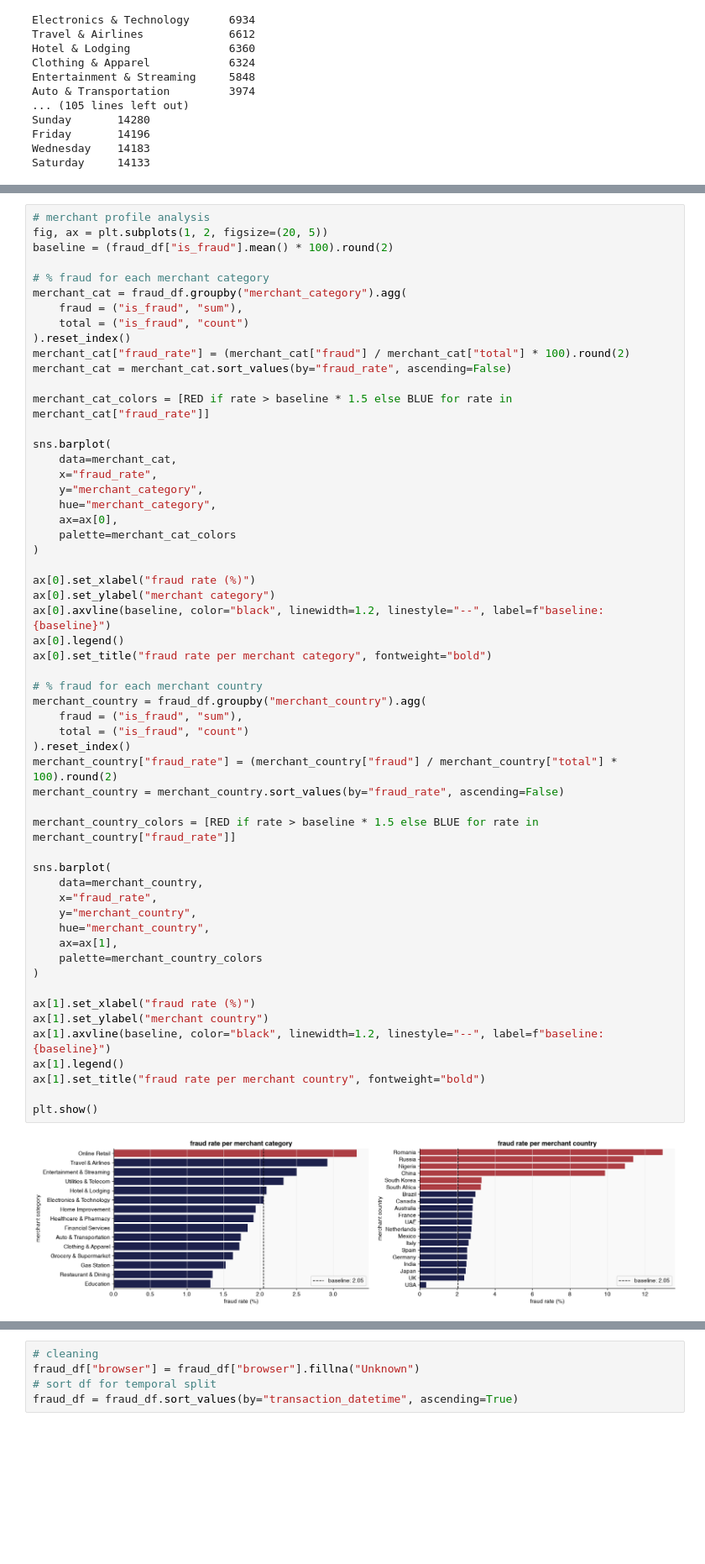
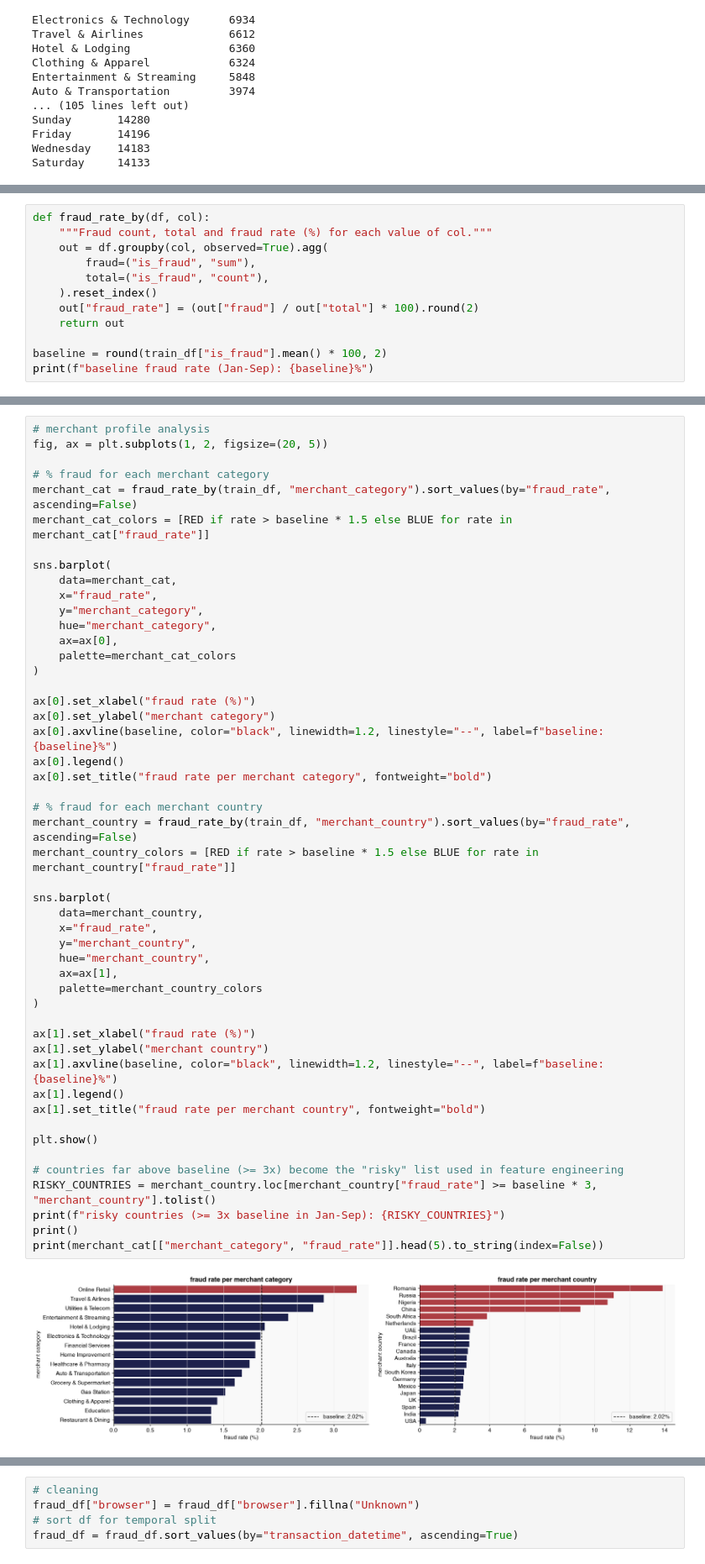
Before and after one commit to ariklee2/fraud-classification, a Jupyter notebook: fraud.ipynb, the cells around one changed output, grey strips where cells are left out. Shown at 84% size. Saved outputs shown, nothing was run; the diff lists cells and outputs as text; blank space fills up the shorter version.

```diff
--- a/fraud.ipynb
+++ b/fraud.ipynb
@@ -175,0 +183,12 @@ plt.show()
+# %%
+def fraud_rate_by(df, col):
+    """Fraud count, total and fraud rate (%) for each value of col."""
+    out = df.groupby(col, observed=True).agg(
+        fraud=("is_fraud", "sum"),
+        total=("is_fraud", "count"),
+    ).reset_index()
+    out["fraud_rate"] = (out["fraud"] / out["total"] * 100).round(2)
+    return out
+
+baseline = round(train_df["is_fraud"].mean() * 100, 2)
+print(f"baseline fraud rate (Jan-Sep): {baseline}%")
@@ -305,16 +312,9 @@ transaction_date  fraud_rate
 # %%
 # merchant profile analysis
 fig, ax = plt.subplots(1, 2, figsize=(20, 5))
-baseline = (fraud_df["is_fraud"].mean() * 100).round(2)
 
 # % fraud for each merchant category
-merchant_cat = fraud_df.groupby("merchant_category").agg(
-    fraud = ("is_fraud", "sum"),
-    total = ("is_fraud", "count")
-).reset_index()
-merchant_cat["fraud_rate"] = (merchant_cat["fraud"] / merchant_cat["total"] * 100).round(2)
-merchant_cat = merchant_cat.sort_values(by="fraud_rate", ascending=False)
-
+merchant_cat = fraud_rate_by(train_df, "merchant_category").sort_values(by="fraud_rate", ascending=False)
 merchant_cat_colors = [RED if rate > baseline * 1.5 else BLUE for rate in merchant_cat["fraud_rate"]]
 
 sns.barplot(
@@ -323,40 +323,40 @@ sns.barplot(
     y="merchant_category",
     hue="merchant_category",
     ax=ax[0],
     palette=merchant_cat_colors
 )
 
 ax[0].set_xlabel("fraud rate (%)")
 ax[0].set_ylabel("merchant category")
-ax[0].axvline(baseline, color="black", linewidth=1.2, linestyle="--", label=f"baseline: {baseline}")
+ax[0].axvline(baseline, color="black", linewidth=1.2, linestyle="--", label=f"baseline: {baseline}%")
 ax[0].legend()
 ax[0].set_title("fraud rate per merchant category", fontweight="bold")
 
 # % fraud for each merchant country
-merchant_country = fraud_df.groupby("merchant_country").agg(
-    fraud = ("is_fraud", "sum"),
-    total = ("is_fraud", "count")
-).reset_index()
-merchant_country["fraud_rate"] = (merchant_country["fraud"] / merchant_country["total"] * 100).round(2)
-merchant_country = merchant_country.sort_values(by="fraud_rate", ascending=False)
-
+merchant_country = fraud_rate_by(train_df, "merchant_country").sort_values(by="fraud_rate", ascending=False)
 merchant_country_colors = [RED if rate > baseline * 1.5 else BLUE for rate in merchant_country["fraud_rate"]]
 
 sns.barplot(
     data=merchant_country,
     x="fraud_rate",
     y="merchant_country",
     hue="merchant_country",
     ax=ax[1],
     palette=merchant_country_colors
 )
 
 ax[1].set_xlabel("fraud rate (%)")
 ax[1].set_ylabel("merchant country")
-ax[1].axvline(baseline, color="black", linewidth=1.2, linestyle="--", label=f"baseline: {baseline}")
+ax[1].axvline(baseline, color="black", linewidth=1.2, linestyle="--", label=f"baseline: {baseline}%")
 ax[1].legend()
 ax[1].set_title("fraud rate per merchant country", fontweight="bold")
 
 plt.show()
+
+# countries far above baseline (>= 3x) become the "risky" list used in feature engineering
+RISKY_COUNTRIES = merchant_country.loc[merchant_country["fraud_rate"] >= baseline * 3, "merchant_country"].tolist()
+print(f"risky countries (>= 3x baseline in Jan-Sep): {RISKY_COUNTRIES}")
+print()
+print(merchant_cat[["merchant_category", "fraud_rate"]].head(5).to_string(index=False))
 # %% [output]
-[figure, old version]
+[figure, new version]
```
Also changed, not shown: parts of 42 cells of this notebook, 1 other file.
